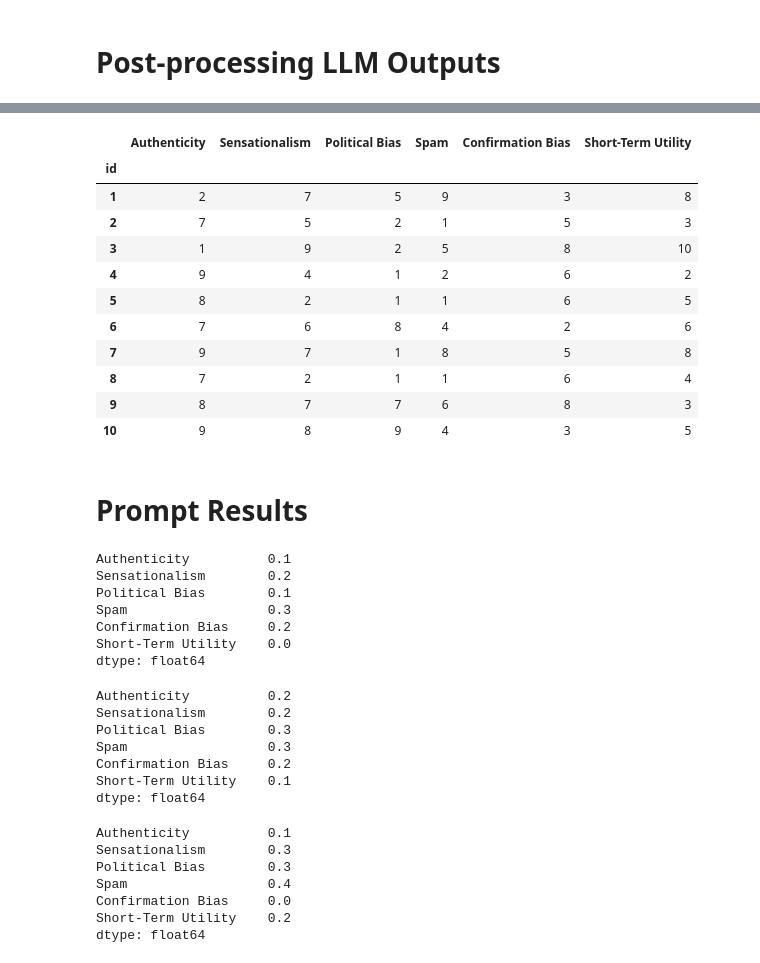
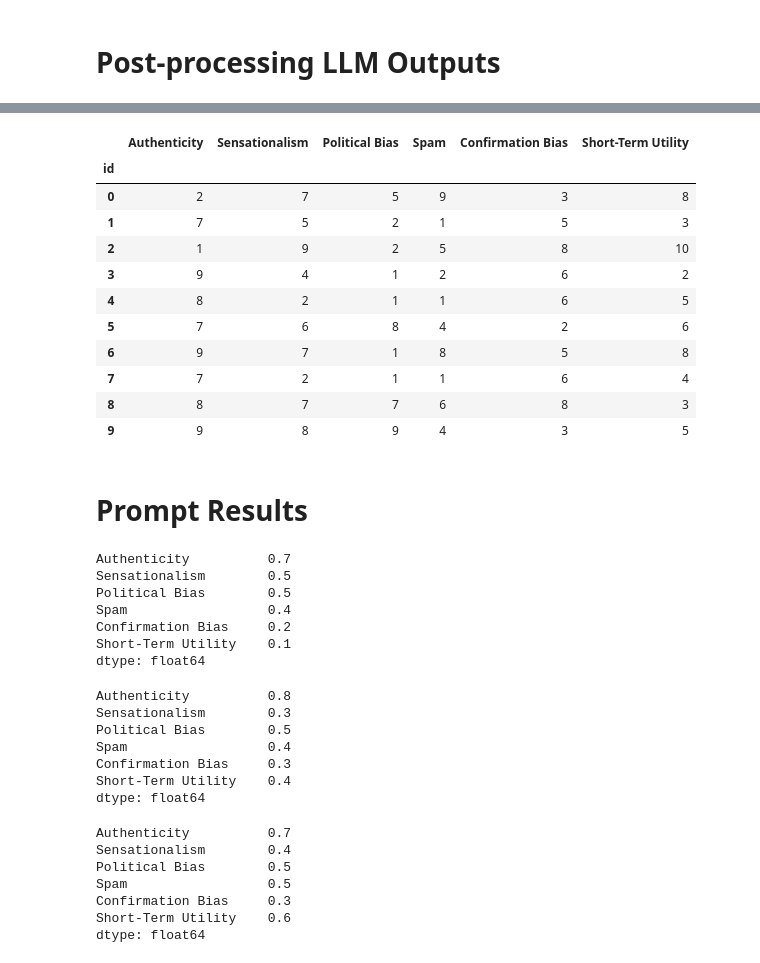
Before and after one commit to chriss-mo/ai4good, a Jupyter notebook: notebooks/prompt_evaluation.ipynb, the cells around one changed output, grey strips where cells are left out. Saved outputs shown, nothing was run; the diff lists cells and outputs as text; code cells hidden in the pictures.

```diff
--- a/notebooks/prompt_evaluation.ipynb
+++ b/notebooks/prompt_evaluation.ipynb
@@ -480,55 +480,56 @@ display(df_final)
 # %%
 ground_truth = data.drop(columns='text')
 ground_truth.rename(columns={'short_term_utility_score':'Short-term Utility','toxicity_score':'Spam'}, inplace=True)
 ground_truth.rename(columns=lambda x: x.replace('_score','').replace('_',' ').title(), inplace=True)
+ground_truth.index -= 1
 ground_truth
 # %% [output]
 |  | Authenticity | Sensationalism | Political Bias | Spam | Confirmation Bias | Short-Term Utility |
 | id |  |  |  |  |  |  |
-| 1 | 2 | 7 | 5 | 9 | 3 | 8 |
-| 2 | 7 | 5 | 2 | 1 | 5 | 3 |
-| 3 | 1 | 9 | 2 | 5 | 8 | 10 |
-| 4 | 9 | 4 | 1 | 2 | 6 | 2 |
-| 5 | 8 | 2 | 1 | 1 | 6 | 5 |
-| 6 | 7 | 6 | 8 | 4 | 2 | 6 |
-| 7 | 9 | 7 | 1 | 8 | 5 | 8 |
-| 8 | 7 | 2 | 1 | 1 | 6 | 4 |
-| 9 | 8 | 7 | 7 | 6 | 8 | 3 |
-| 10 | 9 | 8 | 9 | 4 | 3 | 5 |
+| 0 | 2 | 7 | 5 | 9 | 3 | 8 |
+| 1 | 7 | 5 | 2 | 1 | 5 | 3 |
+| 2 | 1 | 9 | 2 | 5 | 8 | 10 |
+| 3 | 9 | 4 | 1 | 2 | 6 | 2 |
+| 4 | 8 | 2 | 1 | 1 | 6 | 5 |
+| 5 | 7 | 6 | 8 | 4 | 2 | 6 |
+| 6 | 9 | 7 | 1 | 8 | 5 | 8 |
+| 7 | 7 | 2 | 1 | 1 | 6 | 4 |
+| 8 | 8 | 7 | 7 | 6 | 8 | 3 |
+| 9 | 9 | 8 | 9 | 4 | 3 | 5 |
 # %% [markdown]
 # Prompt Results
 # %%
-naive_results = (naive_df == ground_truth).mean()
+naive_results = ((naive_df == ground_truth)|(np.abs(naive_df-ground_truth)==1)).mean()
 naive_results
 # %% [output]
-Authenticity          0.1
-Sensationalism        0.2
-Political Bias        0.1
-Spam                  0.3
+Authenticity          0.7
+Sensationalism        0.5
+Political Bias        0.5
+Spam                  0.4
 Confirmation Bias     0.2
-Short-Term Utility    0.0
+Short-Term Utility    0.1
 dtype: float64
 # %%
-refined_results = (df_refined == ground_truth).mean()
+refined_results = ((df_refined == ground_truth)|(np.abs(df_refined-ground_truth)==1)).mean()
 refined_results
 # %% [output]
-Authenticity          0.2
-Sensationalism        0.2
-Political Bias        0.3
-Spam                  0.3
-Confirmation Bias     0.2
-Short-Term Utility    0.1
+Authenticity          0.8
+Sensationalism        0.3
+Political Bias        0.5
+Spam                  0.4
+Confirmation Bias     0.3
+Short-Term Utility    0.4
 dtype: float64
 # %%
-final_results = (df_final == ground_truth).mean()
+final_results = ((df_final == ground_truth)|(np.abs(df_final-ground_truth)==1)).mean()
 final_results
 # %% [output]
-Authenticity          0.1
-Sensationalism        0.3
-Political Bias        0.3
-Spam                  0.4
-Confirmation Bias     0.0
-Short-Term Utility    0.2
+Authenticity          0.7
+Sensationalism        0.4
+Political Bias        0.5
+Spam                  0.5
+Confirmation Bias     0.3
+Short-Term Utility    0.6
 dtype: float64
 # %%
 result_df = pd.concat([naive_results,refined_results,final_results], axis=1).T
```
Also changed, not shown: parts of 11 cells of this notebook, 2 other files.
